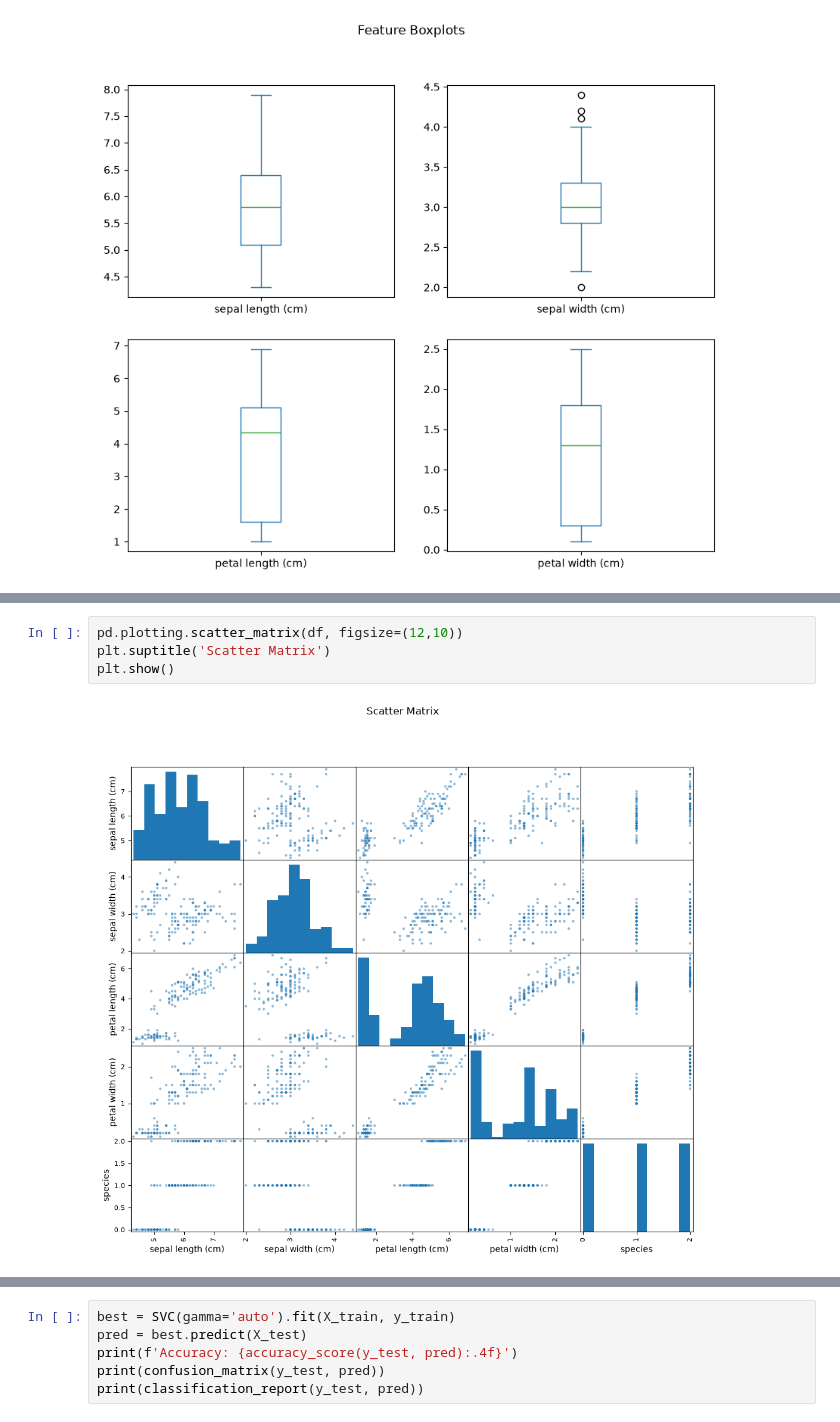
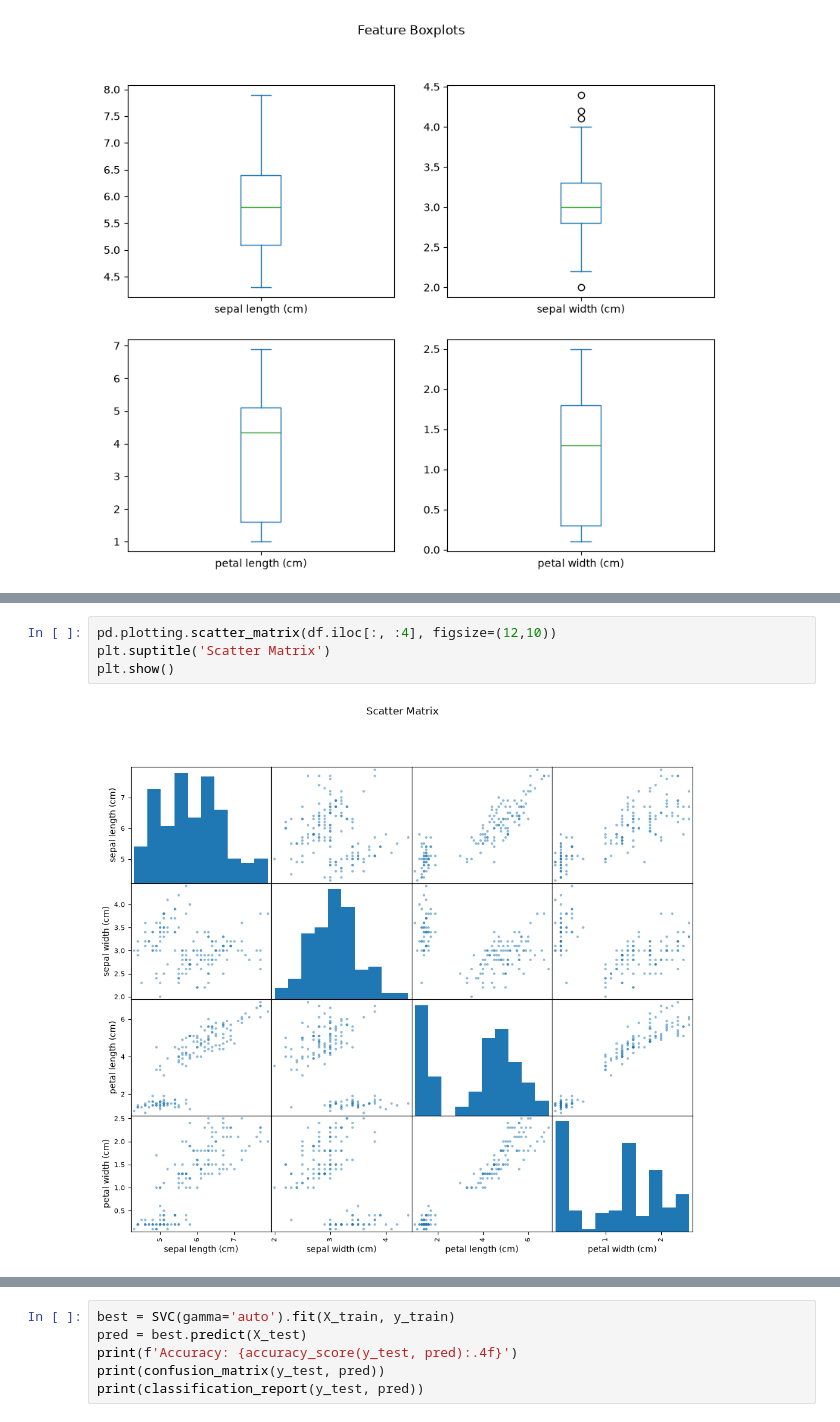
Before and after one commit to YannieeXu/Assignment5a-ML-Python, a Jupyter notebook: ai/ML_python.ipynb, the cells around one changed output, grey strips where cells are left out. Cells and saved outputs as stored; diff of their text form.

```diff
--- a/ai/ML_python.ipynb
+++ b/ai/ML_python.ipynb
@@ -64,9 +64,9 @@ plt.show()
 # %%
-pd.plotting.scatter_matrix(df, figsize=(12,10))
+pd.plotting.scatter_matrix(df.iloc[:, :4], figsize=(12,10))
 plt.suptitle('Scatter Matrix')
 plt.show()
 # %% [output]
-[figure, old version]
+[figure, new version]
 # %%
 X = df.iloc[:, :4].values
 y = df.iloc[:, 4].values
```
Also changed, not shown: parts of 3 cells of this notebook.
